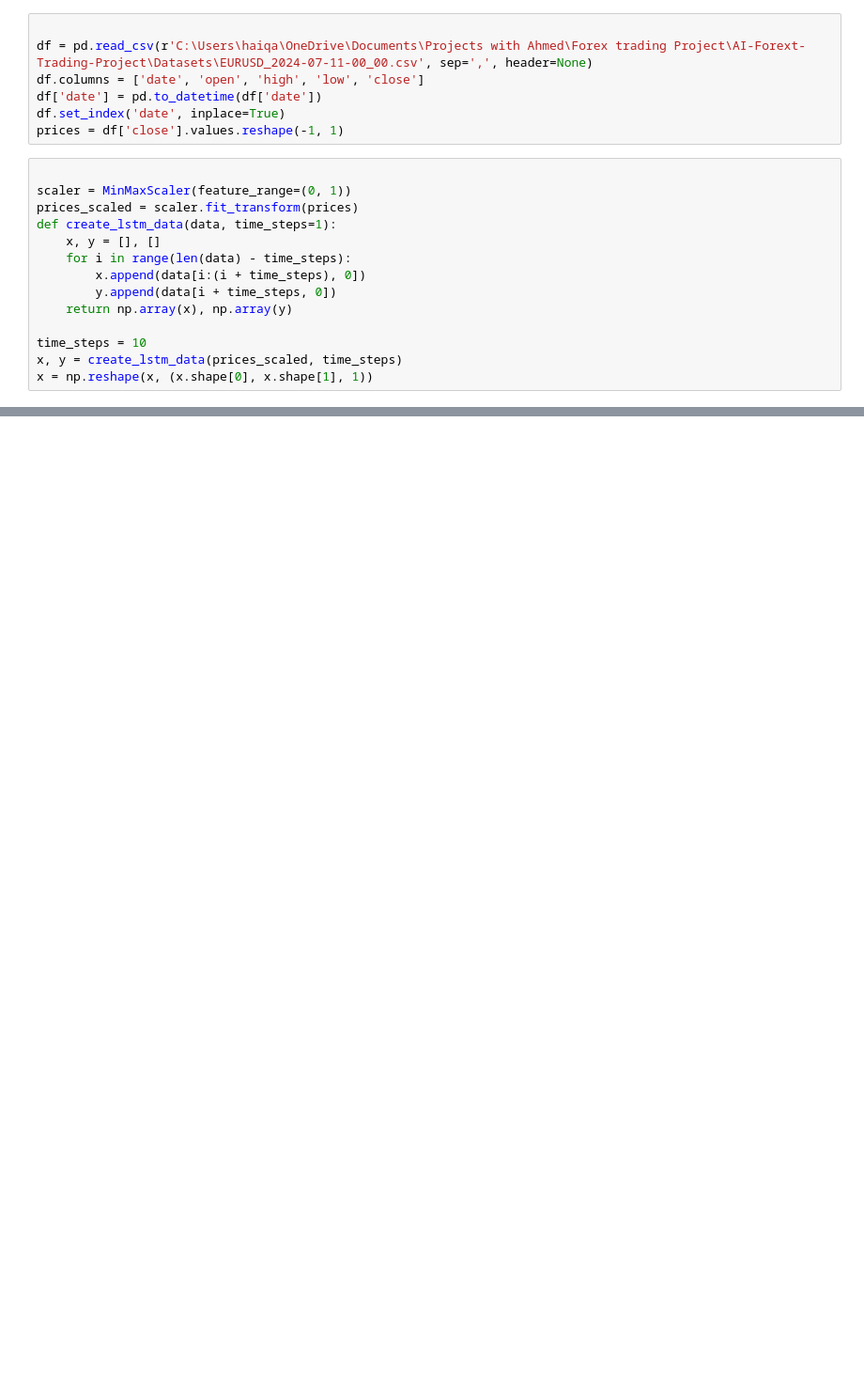
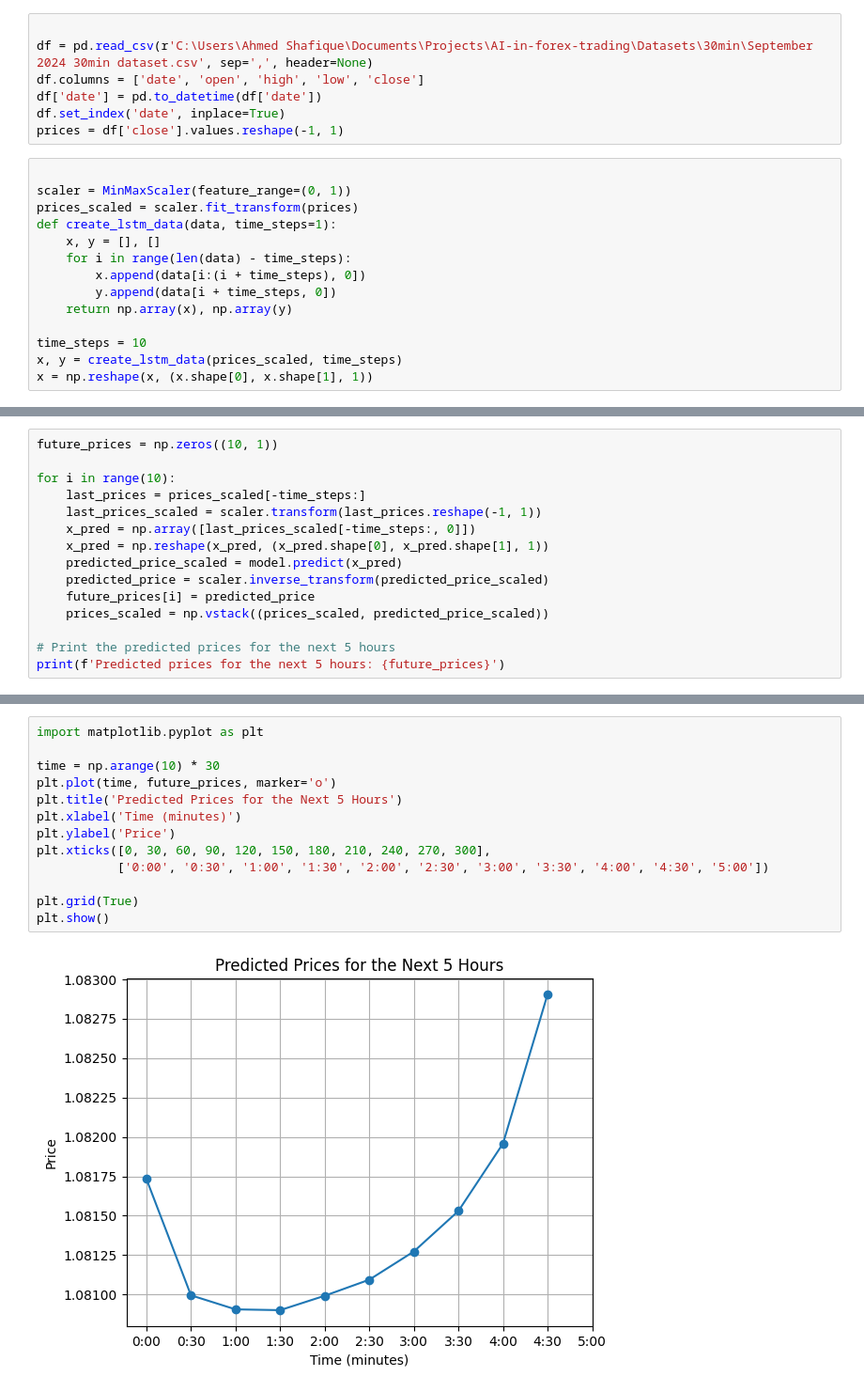
Before and after one commit to AhmedShafique313/AI-in-forex-trading, a Jupyter notebook: LSTM models/lstm_1.ipynb, the cells around one changed output, grey strips where cells are left out. Shown at 94% size. Saved outputs shown, nothing was run; the diff lists cells and outputs as text; blank space fills up the shorter version.

Commit message:
LSTM predicted 30min time sequence values

```diff
--- a/LSTM models/lstm_1.ipynb
+++ b/LSTM models/lstm_1.ipynb
@@ -6,7 +6,7 @@ from keras.models import Sequential
 from keras.layers import LSTM, Dense
 # %%
 
-df = pd.read_csv(r'C:\Users\haiqa\OneDrive\Documents\Projects with Ahmed\Forex trading Project\AI-Forext-Trading-Project\Datasets\EURUSD_2024-07-11-00_00.csv', sep=',', header=None)
+df = pd.read_csv(r'C:\Users\Ahmed Shafique\Documents\Projects\AI-in-forex-trading\Datasets\30min\September 2024 30min dataset.csv', sep=',', header=None)
 df.columns = ['date', 'open', 'high', 'low', 'close']
 df['date'] = pd.to_datetime(df['date'])
 df.set_index('date', inplace=True)
@@ -70,0 +70,15 @@ Predicted price: [[1.069538]]
+# %%
+future_prices = np.zeros((10, 1))
+
+for i in range(10):
+    last_prices = prices_scaled[-time_steps:]
+    last_prices_scaled = scaler.transform(last_prices.reshape(-1, 1))
+    x_pred = np.array([last_prices_scaled[-time_steps:, 0]])
+    x_pred = np.reshape(x_pred, (x_pred.shape[0], x_pred.shape[1], 1))
+    predicted_price_scaled = model.predict(x_pred)
+    predicted_price = scaler.inverse_transform(predicted_price_scaled)
+    future_prices[i] = predicted_price
+    prices_scaled = np.vstack((prices_scaled, predicted_price_scaled))
+
+# Print the predicted prices for the next 5 hours
+print(f'Predicted prices for the next 5 hours: {future_prices}')
@@ -70,0 +106,15 @@ Predicted price: [[1.069538]]
+# %%
+import matplotlib.pyplot as plt
+
+time = np.arange(10) * 30
+plt.plot(time, future_prices, marker='o')
+plt.title('Predicted Prices for the Next 5 Hours')
+plt.xlabel('Time (minutes)')
+plt.ylabel('Price')
+plt.xticks([0, 30, 60, 90, 120, 150, 180, 210, 240, 270, 300],
+           ['0:00', '0:30', '1:00', '1:30', '2:00', '2:30', '3:00', '3:30', '4:00', '4:30', '5:00'])
+
+plt.grid(True)
+plt.show()
+# %% [output]
+[figure, added]
```
Also changed, not shown: parts of 3 cells of this notebook.
